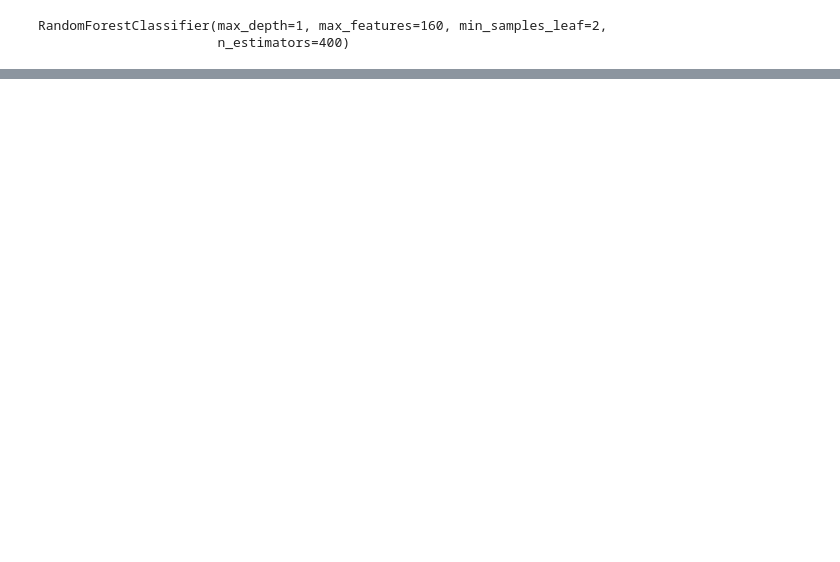
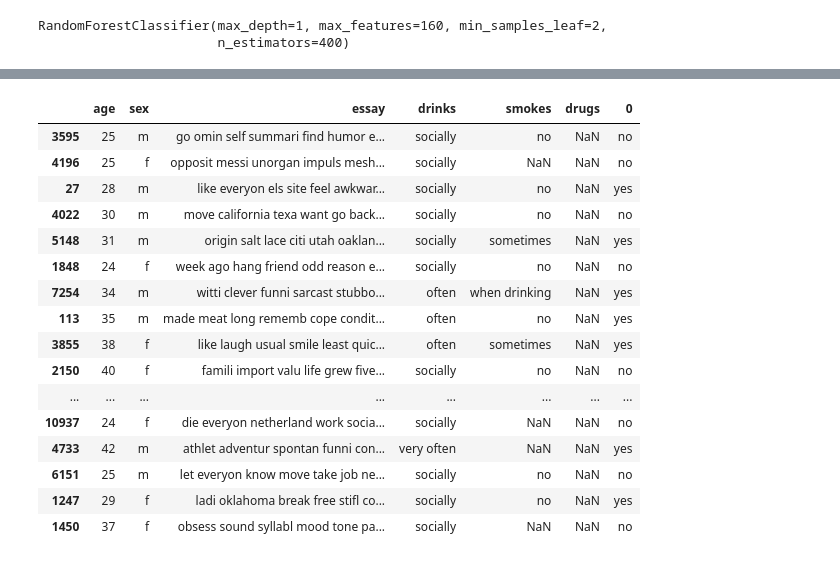
Before and after one commit to shwetasharmaeco/dating_app_predictions, a Jupyter notebook: nlp.ipynb, the cells around one changed output, grey strips where cells are left out. Drawn from its saved outputs; the diff is of its cells as text; code cells hidden in the pictures; blank space fills up the shorter version.

```diff
--- a/nlp.ipynb
+++ b/nlp.ipynb
@@ -426,0 +365,28 @@ display_default_and_gsearch_model_results(gdbr, gdbr_best_model,  X_nlp_over_tes
+# %%
+y_preds_test = gb.predict_proba(df_rf_actual)[:,1]
+# %%
+y_preds_test = np.array(["yes" if val >=0.5 else "no" for val in y_preds_test])
+# %%
+y_preds_test_df = pd.DataFrame(y_preds_test)
+# %%
+final_table = pd.concat([users_test, y_preds_test_df], axis = 1)
+# %%
+final_table[["age", "sex", "essay","drinks", "smokes","drugs", 0]].sample(20)
+# %% [output]
+|  | age | sex | essay | drinks | smokes | drugs | 0 |
+| 3595 | 25 | m | go omin self summari find humor e... | socially | no | NaN | no |
+| 4196 | 25 | f | opposit messi unorgan impuls mesh... | socially | NaN | NaN | no |
+| 27 | 28 | m | like everyon els site feel awkwar... | socially | no | NaN | yes |
+| 4022 | 30 | m | move california texa want go back... | socially | no | NaN | no |
+| 5148 | 31 | m | origin salt lace citi utah oaklan... | socially | sometimes | NaN | yes |
+| 1848 | 24 | f | week ago hang friend odd reason e... | socially | no | NaN | no |
+| 7254 | 34 | m | witti clever funni sarcast stubbo... | often | when drinking | NaN | yes |
+| 113 | 35 | m | made meat long rememb cope condit... | often | no | NaN | yes |
+| 3855 | 38 | f | like laugh usual smile least quic... | often | sometimes | NaN | yes |
+| 2150 | 40 | f | famili import valu life grew five... | socially | no | NaN | no |
+| ... | ... | ... | ... | ... | ... | ... | ... |
+| 10937 | 24 | f | die everyon netherland work socia... | socially | NaN | NaN | no |
+| 4733 | 42 | m | athlet adventur spontan funni con... | very often | NaN | NaN | yes |
+| 6151 | 25 | m | let everyon know move take job ne... | socially | no | NaN | no |
+| 1247 | 29 | f | ladi oklahoma break free stifl co... | socially | no | NaN | yes |
+| 1450 | 37 | f | obsess sound syllabl mood tone pa... | socially | NaN | NaN | no |
```
Also changed, not shown: parts of 40 cells of this notebook, 2 other files.
